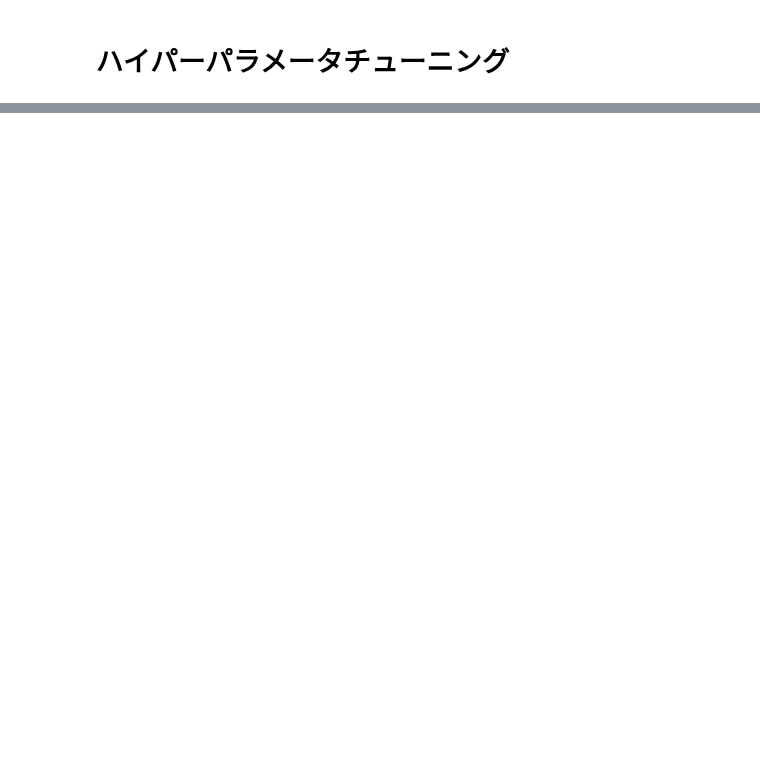
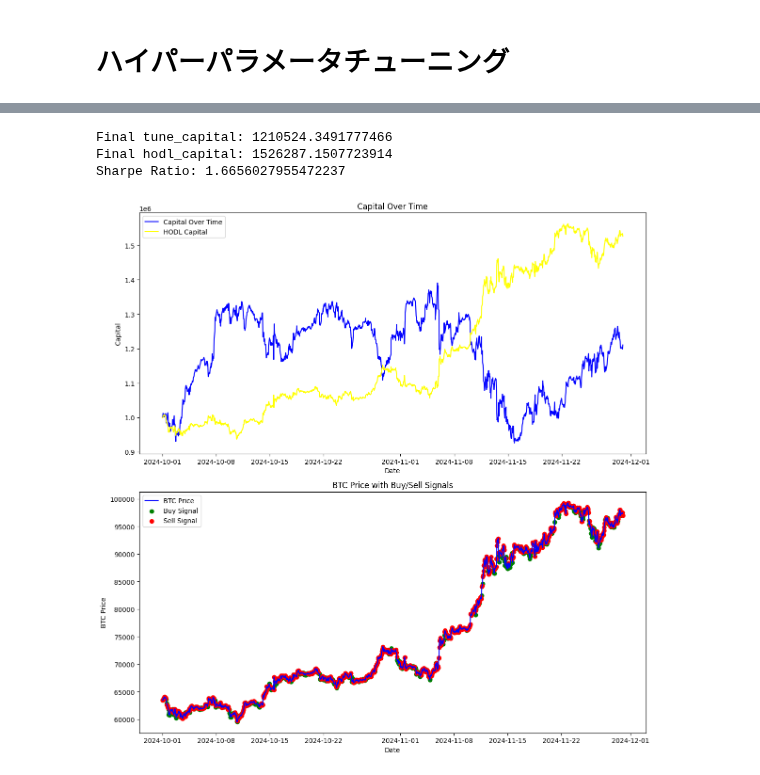
Before and after one commit to mikoto2726/mlbot, a Jupyter notebook: lightgbm_mlbot.ipynb, the cells around one changed output, grey strips where cells are left out. Drawn from its saved outputs; the diff is of its cells as text; code cells hidden in the pictures; blank space fills up the shorter version.

```diff
--- a/lightgbm_mlbot.ipynb
+++ b/lightgbm_mlbot.ipynb
@@ -487,12 +544,21 @@ positions = []
 buy_signals = []
 sell_signals = []
 
+# ガチホの損益計算用
+hodl_capital = initial_capital  # ガチホの初期資金
+hodl_capital_history = []
+
 for i in range(len(test_dates)-1):
     date = test_dates[i]
     prediction = y_pred[i]
     close_price = df.loc[date, 'close']
     next_date = test_dates[i+1]
     next_close_price = df.loc[next_date, 'close']
+
+    # ガチホの場合の資産計算
+    hodl_ret = (next_close_price - close_price) / close_price
+    hodl_capital *= (1 + hodl_ret)
+    hodl_capital_history.append(hodl_capital)
 
     # ポジションの決定
     if prediction == 1:
@@ -511,6 +577,7 @@ for i in range(len(test_dates)-1):
 # バックテスト結果のデータフレーム作成
 backtest_results = pd.DataFrame(index=test_dates[:-1])
 backtest_results['tune_capital'] = capital_history
+backtest_results['hodl_capital'] = hodl_capital_history
 backtest_results['Position'] = positions
 
 # リターンの計算
@@ -520,6 +587,7 @@ backtest_results['Return'] = backtest_results['tune_capital'].pct_change().filln
 tune_sharpe_ratio = (backtest_results['Return'].mean() / backtest_results['Return'].std()) * np.sqrt(365 * 24)
 
 print('Final tune_capital:', tune_capital)
+print('Final hodl_capital:', hodl_capital)
 print('Sharpe Ratio:', tune_sharpe_ratio)
 
 # 資産推移と売買のプロット
@@ -527,35 +595,41 @@ import matplotlib.pyplot as plt
 
 plt.figure(figsize=(12, 12))
 
 # 1つ目のグラフ: 資産推移のプロット
 plt.subplot(2, 1, 1)  # 2行1列のグラフの1番目
-plt.plot(backtest_results.index, backtest_results['tune_capital'], label='Capital Over Time')
+plt.plot(backtest_results.index, backtest_results['tune_capital'], label='Capital Over Time', color='blue')
+plt.plot(backtest_results.index, backtest_results['hodl_capital'], label='HODL Capital', color='yellow')  # ガチホの損益
 plt.title('Capital Over Time')
 plt.xlabel('Date')
-plt.ylabel('tune_Capital')
+plt.ylabel('Capital')
 plt.legend()
 
 # 2つ目のグラフ: BTC価格と売買シグナルのプロット
 plt.subplot(2, 1, 2)  # 2行1列のグラフの2番目
 plt.plot(df.loc[test_dates[:-1], 'close'], label='BTC Price', color='blue')
 
 # 買いのシグナル（緑の丸）
 if buy_signals:
     buy_dates, buy_prices = zip(*buy_signals)
     plt.scatter(buy_dates, buy_prices, color='green', label='Buy Signal', marker='o')
 
 # 売りのシグナル（赤の丸）
 if sell_signals:
     sell_dates, sell_prices = zip(*sell_signals)
     plt.scatter(sell_dates, sell_prices, color='red', label='Sell Signal', marker='o')
 
 plt.title('BTC Price with Buy/Sell Signals')
 plt.xlabel('Date')
 plt.ylabel('BTC Price')
 plt.legend()
 
 plt.tight_layout()
 plt.show()
+# %% [output]
+Final tune_capital: 1210524.3491777466
+Final hodl_capital: 1526287.1507723914
+Sharpe Ratio: 1.6656027955472237
+[figure, added]
 # %%
 # リターン分布のプロット
 plt.figure(figsize=(12,6))
```
Also changed, not shown: parts of 22 cells of this notebook, 8 other files.
